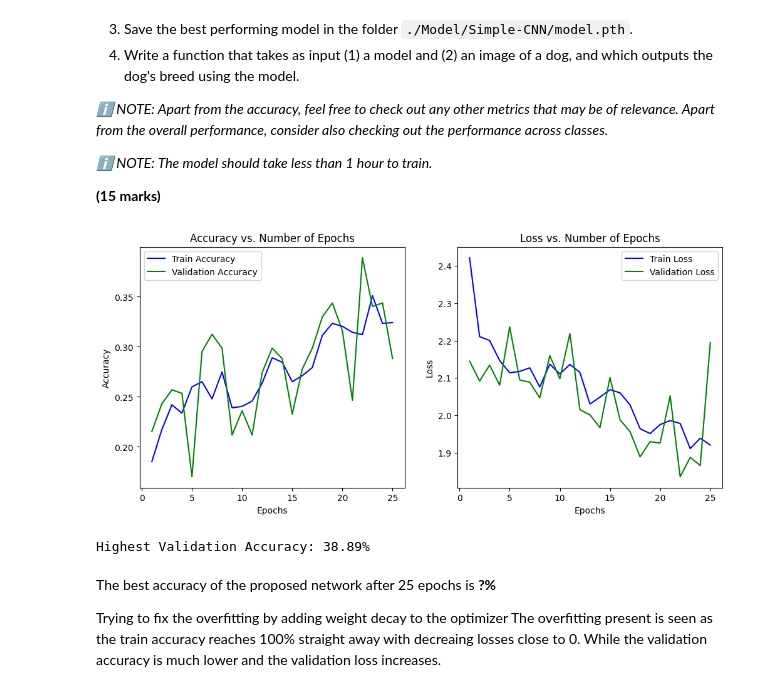
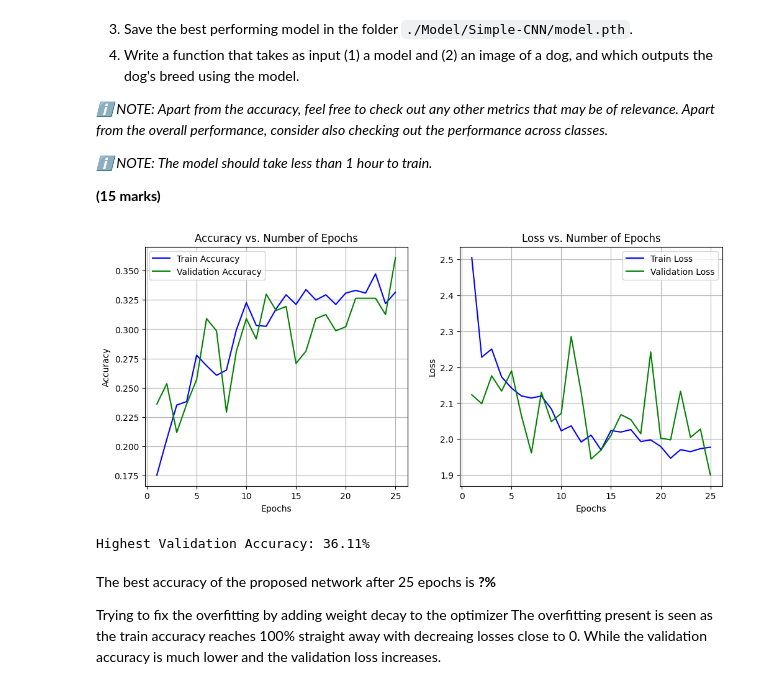
Before and after one commit to GrahamPellegrini/Dog-Breed-Classification, a Jupyter notebook: Assignment/assignment.ipynb, the cells around one changed output. Saved outputs shown, nothing was run; the diff lists cells and outputs as text; code cells hidden in the pictures.

```diff
--- a/Assignment/assignment.ipynb
+++ b/Assignment/assignment.ipynb
@@ -654,3 +621,22 @@ def save_model(model, optimizer, save_path, val_acc, best_acc, epoch, loss, trai
+# %%
+def save_best_model(model, save_path, val_acc, best_acc):
+    """
+    Save the model if validation accuracy improves.
+
+    Args:
+        model (torch.nn.Module): The model to save.
+        save_path (str): The directory to save the model.
+        val_acc (float): The current validation accuracy.
+        best_acc (float): The best validation accuracy so far.
+
+    Returns:
+        float: The updated best validation accuracy.
+    """
+    if val_acc > best_acc:
+        best_acc = val_acc
+        os.makedirs(save_path, exist_ok=True)
+        torch.save(model.state_dict(), f"{save_path}/best_model.pth")
+    return best_acc
 # %%
 # Define the loss function (Cross-Entropy Loss)
 criterion = nn.CrossEntropyLoss()
@@ -669,36 +655,37 @@ best_accuracy = 0.0
 
 # Initialize the progress bar for better visualization of the training progress
 progress_bar = tqdm(range(num_epochs), desc="Training Progress", dynamic_ncols=True)
 
 # Training loop with progress bar
 for epoch in progress_bar:
     ## Training ##
     train_loss, train_accuracy = indv_epoch_train(model, train_loader, criterion, optimizer, device)
     train_losses.append(train_loss)
     train_accuracies.append(train_accuracy)
 
     ## Evaluation ##
     val_loss, val_accuracy = evaluate_model(model, val_loader, criterion, device)
     val_losses.append(val_loss)
     val_accuracies.append(val_accuracy)
 
     # Save the best model as a checkpoint
-    best_accuracy = save_model(model, optimizer, './Model/Simple-CNN', val_accuracy, best_accuracy, epoch, val_loss, train_accuracy, val_loss, train_loss)
+    best_accuracy = save_best_model(model, './Model/Simple-CNN', val_accuracy, best_accuracy)
+
 
     # Update the progress bar with metrics
     progress_bar.set_postfix_str(
         f"Loss: {train_loss:.4f}, Train Acc: {train_accuracy:.2f}%, Val Acc: {val_accuracy:.2f}%"
     )
 
 # Plot the accuracy against the number of epochs
 metric_plot(train_accuracies, val_accuracies, train_losses, val_losses, num_epochs)
 
 best_acc_percent = 100 * best_accuracy
 # Print the highest accuracy achieved
 print(f"Highest Validation Accuracy: {best_acc_percent:.2f}%")
 # %% [output]
-[figure, old version]
+[figure, new version]
-Highest Validation Accuracy: 38.89%
+Highest Validation Accuracy: 36.11%
 # %% [markdown]
 The best accuracy of the proposed network after 25 epochs is **?%**
 
```
Also changed, not shown: parts of 8 cells of this notebook, 12 other files.
